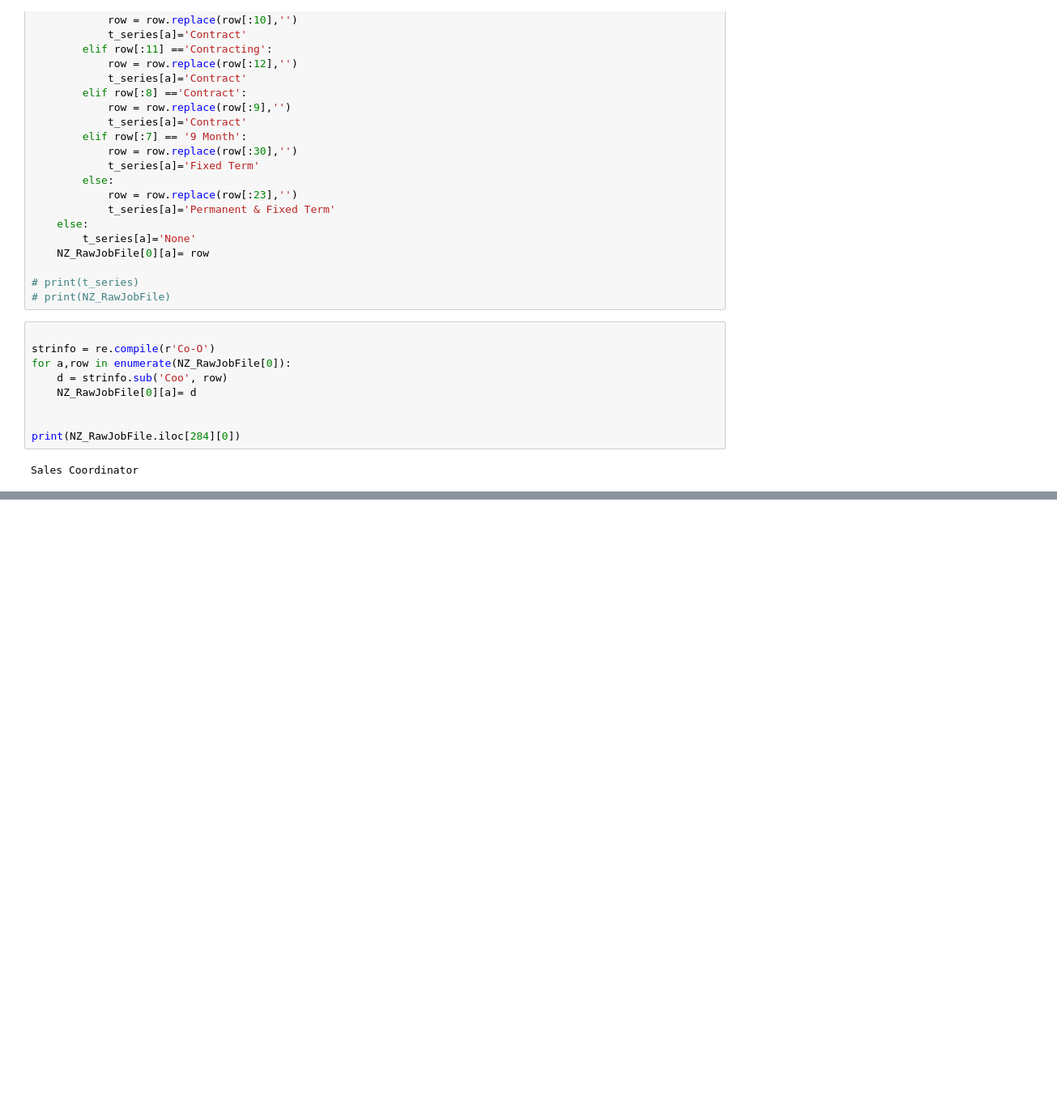
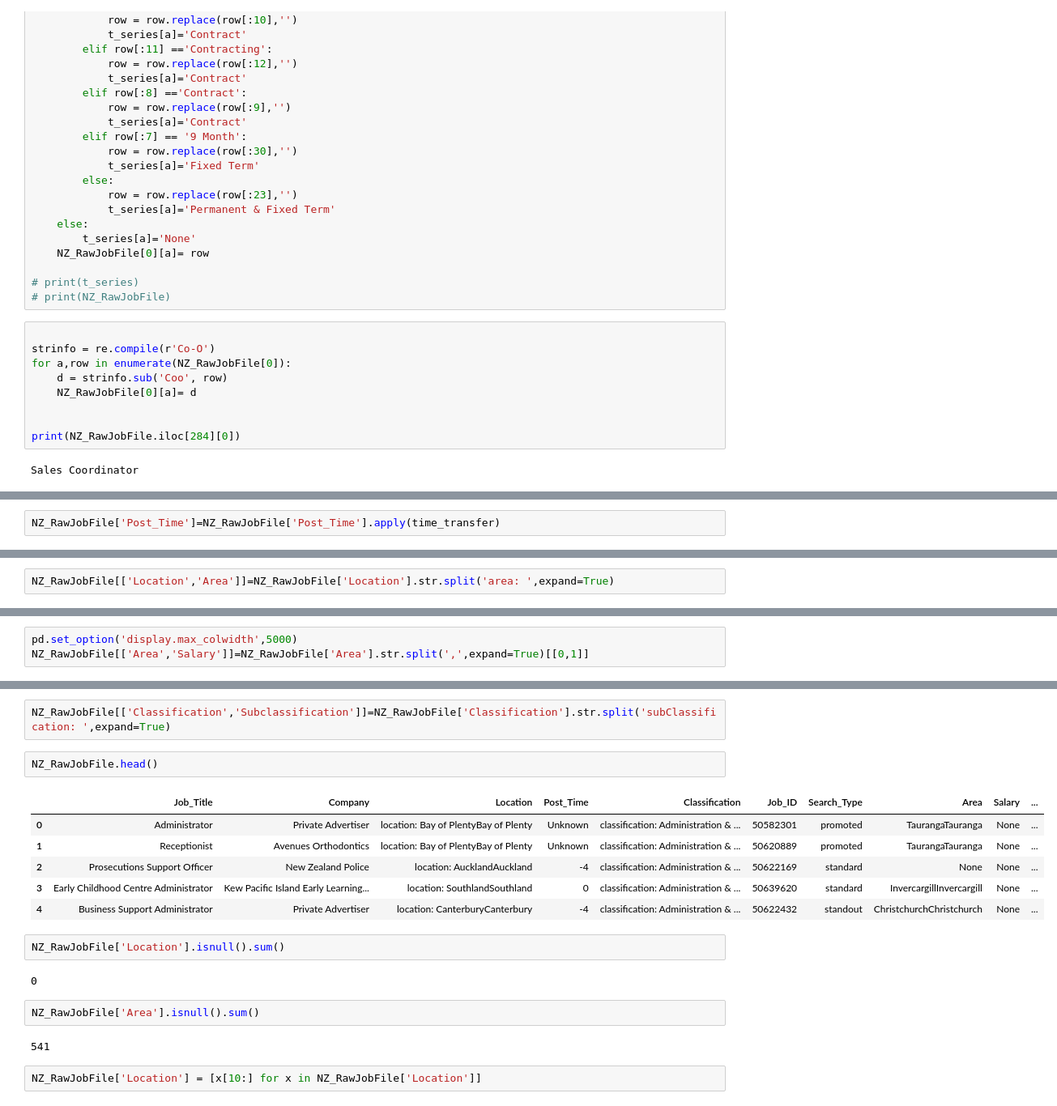
Before and after one commit to QIUYAN08042/NZseek_project, a Jupyter notebook: NZ_Cleaning_Jobs.ipynb, the cells around one changed output, grey strips where cells are left out. Shown: that part at 81% size. Drawn from its saved outputs; the diff is of its cells as text; blank space fills up the shorter version.

Commit message:
update cleaning without cleaning salary

```diff
--- a/NZ_Cleaning_Jobs.ipynb
+++ b/NZ_Cleaning_Jobs.ipynb
@@ -108,0 +188,2 @@ Sales Coordinator
+# %%
+NZ_RawJobFile['Post_Time']=NZ_RawJobFile['Post_Time'].apply(time_transfer)
@@ -108,0 +199,2 @@ Sales Coordinator
+# %%
+NZ_RawJobFile[['Location','Area']]=NZ_RawJobFile['Location'].str.split('area: ',expand=True)
@@ -108,0 +221,3 @@ Sales Coordinator
+# %%
+pd.set_option('display.max_colwidth',5000)
+NZ_RawJobFile[['Area','Salary']]=NZ_RawJobFile['Area'].str.split(',',expand=True)[[0,1]]
@@ -108,0 +233,21 @@ Sales Coordinator
+# %%
+NZ_RawJobFile[['Classification','Subclassification']]=NZ_RawJobFile['Classification'].str.split('subClassification: ',expand=True)
+# %%
+NZ_RawJobFile.head()
+# %% [output]
+|  | Job_Title | Company | Location | Post_Time | Classification | Job_ID | Search_Type | Area | Salary | ... |
+| 0 | Administrator | Private Advertiser | location: Bay of PlentyBay of Plenty | Unknown | classification: Administration & ... | 50582301 | promoted | TaurangaTauranga | None | ... |
+| 1 | Receptionist | Avenues Orthodontics | location: Bay of PlentyBay of Plenty | Unknown | classification: Administration & ... | 50620889 | promoted | TaurangaTauranga | None | ... |
+| 2 | Prosecutions Support Officer | New Zealand Police | location: AucklandAuckland | -4 | classification: Administration & ... | 50622169 | standard | None | None | ... |
+| 3 | Early Childhood Centre Administrator | Kew Pacific Island Early Learning... | location: SouthlandSouthland | 0 | classification: Administration & ... | 50639620 | standard | InvercargillInvercargill | None | ... |
+| 4 | Business Support Administrator | Private Advertiser | location: CanterburyCanterbury | -4 | classification: Administration & ... | 50622432 | standout | ChristchurchChristchurch | None | ... |
+# %%
+NZ_RawJobFile['Location'].isnull().sum()
+# %% [output]
+0
+# %%
+NZ_RawJobFile['Area'].isnull().sum()
+# %% [output]
+541
+# %%
+NZ_RawJobFile['Location'] = [x[10:] for x in NZ_RawJobFile['Location']]
```
Also changed, not shown: parts of 36 cells of this notebook, 1 other file.
